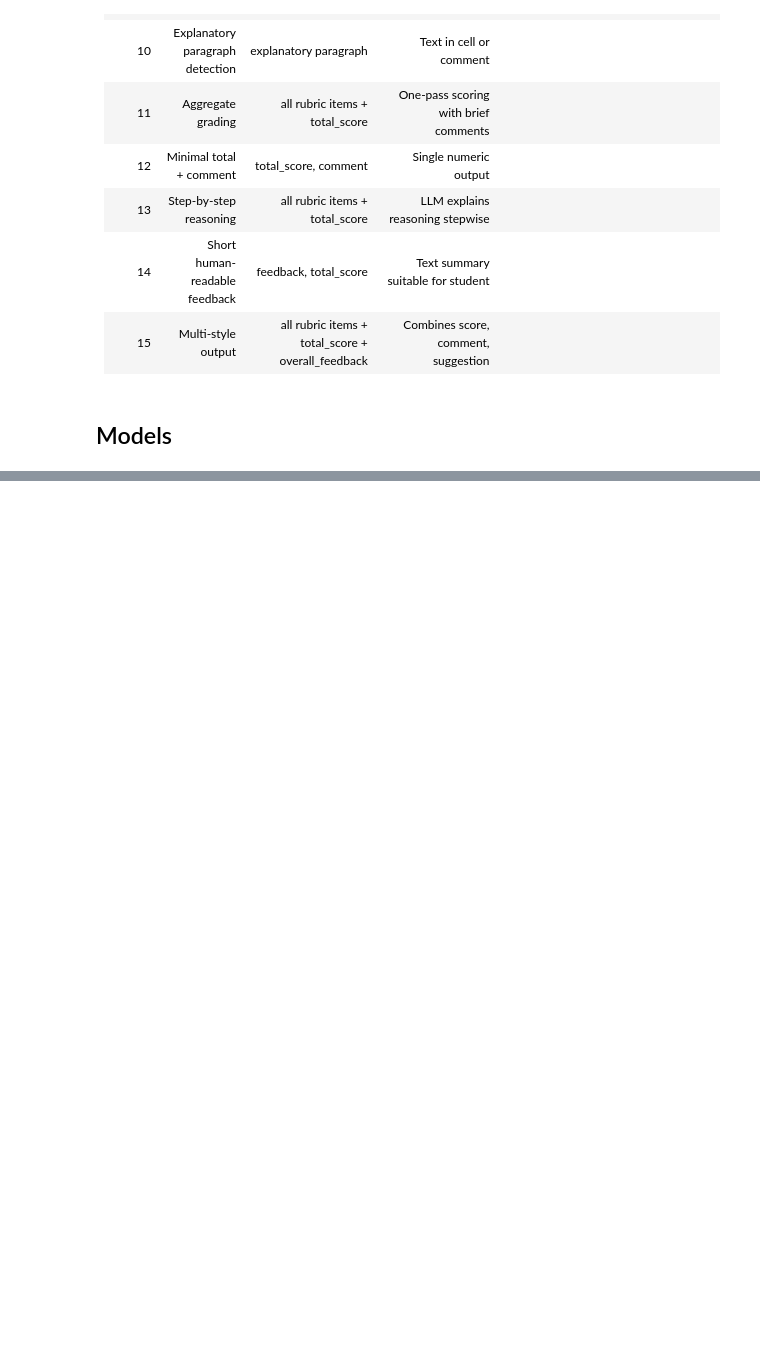
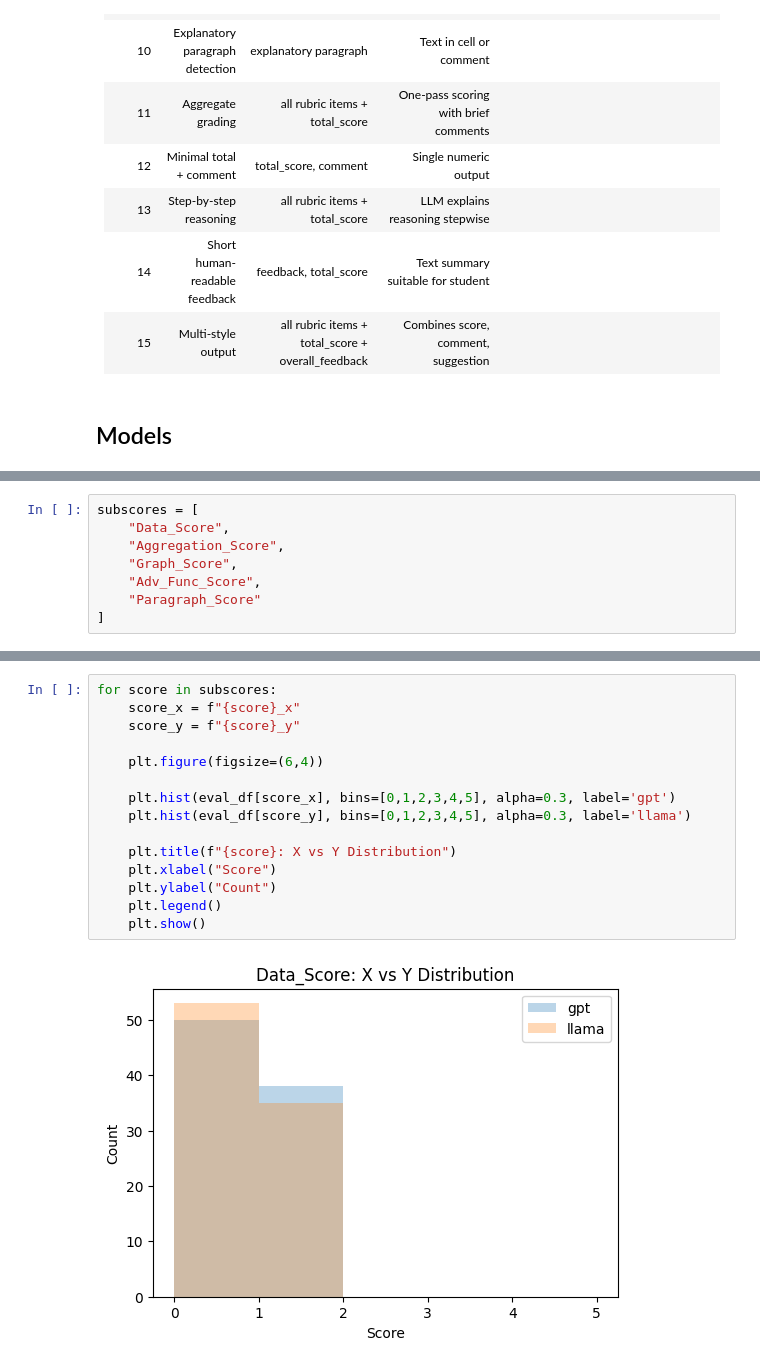
Before and after one commit to trinabrough/CS533_Semester_Project, a Jupyter notebook: FinalProject.ipynb, the cells around one changed output, grey strips where cells are left out. Cells and saved outputs as stored; diff of their text form; blank space fills up the shorter version.

```diff
--- a/FinalProject.ipynb
+++ b/FinalProject.ipynb
@@ -628,0 +1418,8 @@ Likely need careful prompt engineering or fine-tuning to handle structured JSON
+# %%
+subscores = [
+    "Data_Score",
+    "Aggregation_Score",
+    "Graph_Score",
+    "Adv_Func_Score",
+    "Paragraph_Score"
+]
@@ -628,0 +1438,17 @@ Likely need careful prompt engineering or fine-tuning to handle structured JSON
+# %%
+for score in subscores:
+    score_x = f"{score}_x"
+    score_y = f"{score}_y"
+
+    plt.figure(figsize=(6,4))
+
+    plt.hist(eval_df[score_x], bins=[0,1,2,3,4,5], alpha=0.3, label='gpt')
+    plt.hist(eval_df[score_y], bins=[0,1,2,3,4,5], alpha=0.3, label='llama')
+
+    plt.title(f"{score}: X vs Y Distribution")
+    plt.xlabel("Score")
+    plt.ylabel("Count")
+    plt.legend()
+    plt.show()
+# %% [output]
+[figure, added]
```
Also changed, not shown: parts of 118 cells of this notebook.
